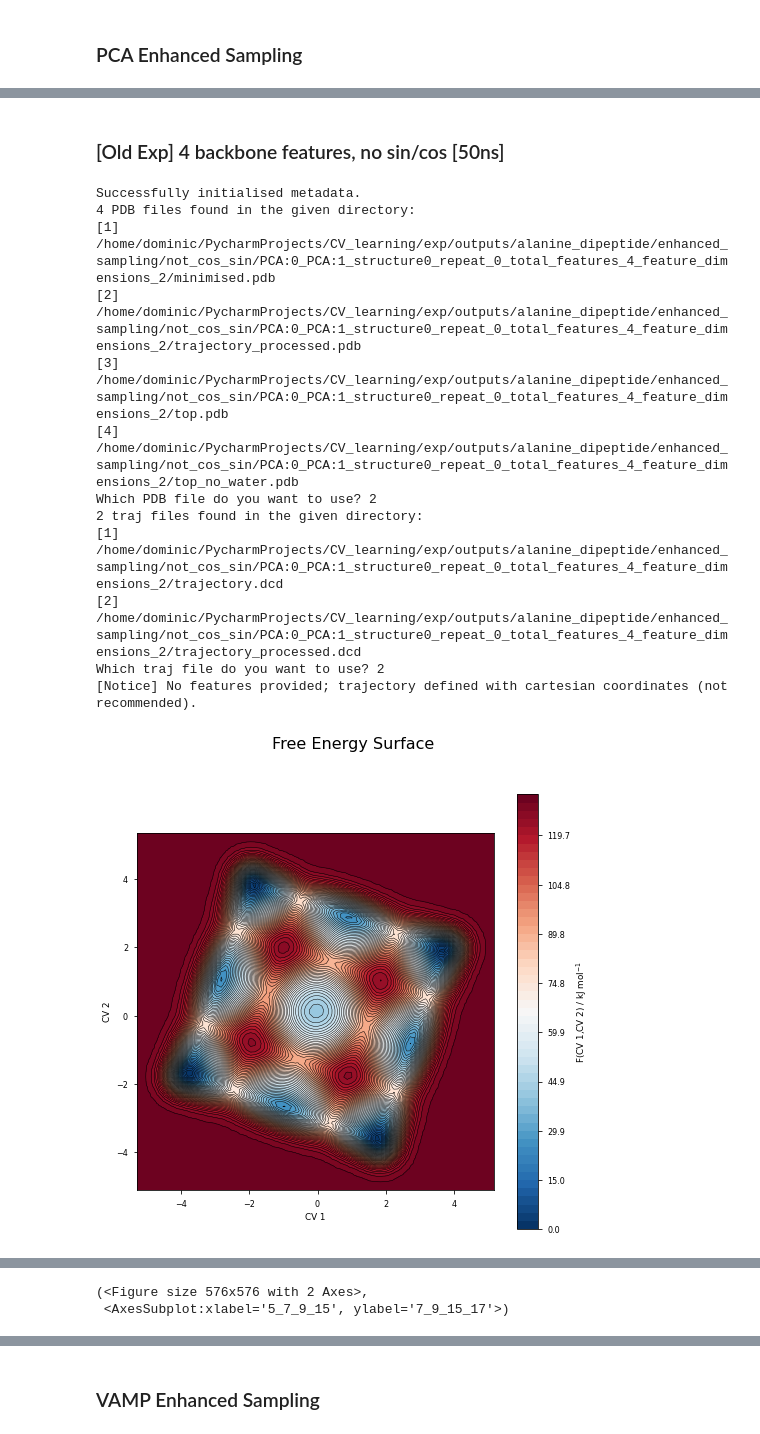
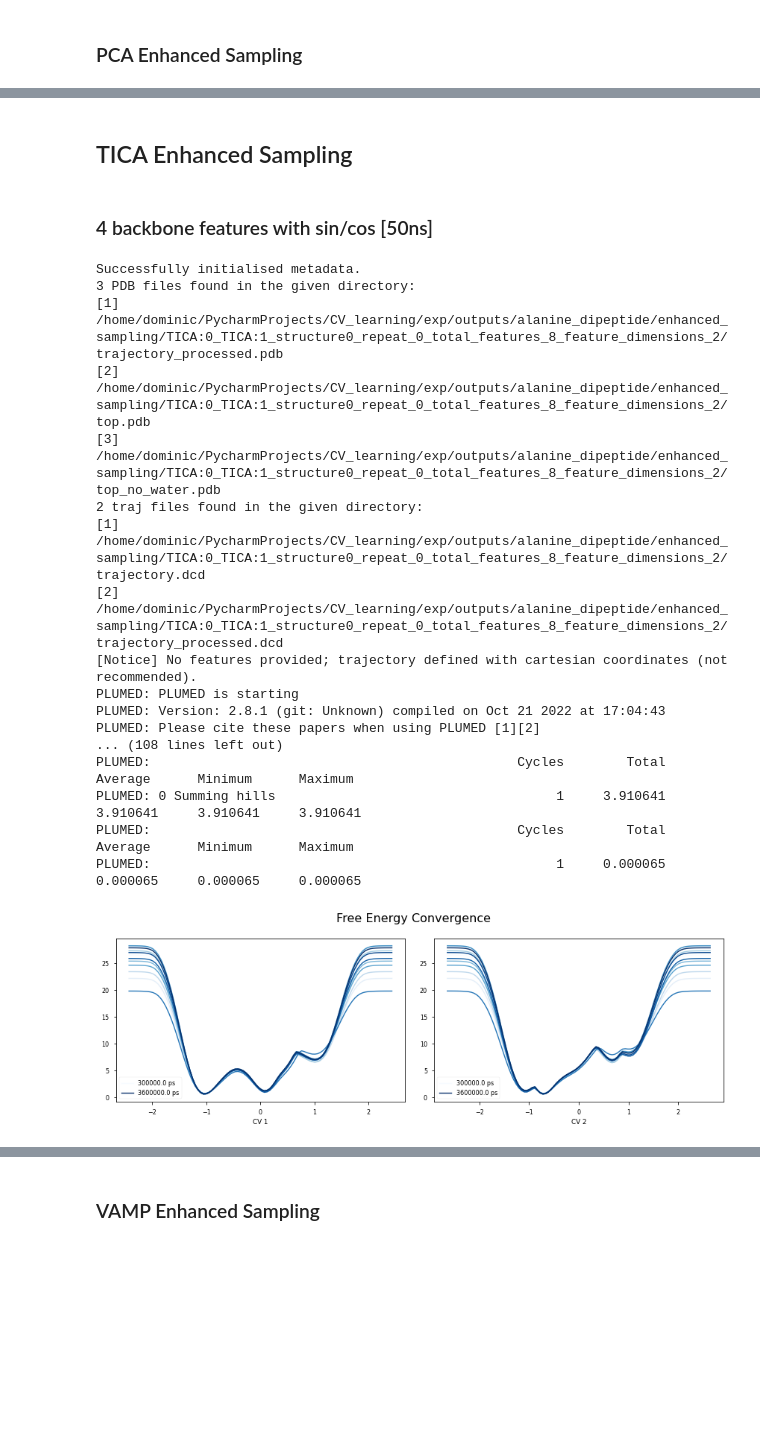
Before and after one commit to dominicp6/CV_learning, a Jupyter notebook: notebooks/enhanced_sampling_exps.ipynb, the cells around one changed output, grey strips where cells are left out. Cells and saved outputs as stored; diff of their text form; code cells hidden in the pictures; blank space fills up the shorter version.

Commit message:
bug fix, fes convergence

```diff
--- a/notebooks/enhanced_sampling_exps.ipynb
+++ b/notebooks/enhanced_sampling_exps.ipynb
@@ -64,20 +111,28 @@ No features provided; trajectory defined with cartesian coordinates (not recomme
+# %% [markdown]
+## TICA Enhanced Sampling
 # %% [markdown]
-### [Old Exp] 4 backbone features, no sin/cos [50ns]
+### 4 backbone features with sin/cos [50ns]
 # %%
-exp = Experiment('/home/dominic/PycharmProjects/CV_learning/exp/outputs/alanine_dipeptide/enhanced_sampling/not_cos_sin/PCA:0_PCA:1_structure0_repeat_0_total_features_4_feature_dimensions_2')
+exp = Experiment('/home/dominic/PycharmProjects/CV_learning/exp/outputs/alanine_dipeptide/enhanced_sampling/TICA:0_TICA:1_structure0_repeat_0_total_features_8_feature_dimensions_2')
+exp.plot_fes_convergence(stride=6000)
 exp.free_energy_plot(fig_size=(8,8))
 exp.free_energy_plot(reweight=True, fig_size=(8,8), features=["5_7_9_15", "7_9_15_17"])
 # %% [output]
 Successfully initialised metadata.
-4 PDB files found in the given directory:
-[1] /home/dominic/PycharmProjects/CV_learning/exp/outputs/alanine_dipeptide/enhanced_sampling/not_cos_sin/PCA:0_PCA:1_structure0_repeat_0_total_features_4_feature_dimensions_2/minimised.pdb
-[2] /home/dominic/PycharmProjects/CV_learning/exp/outputs/alanine_dipeptide/enhanced_sampling/not_cos_sin/PCA:0_PCA:1_structure0_repeat_0_total_features_4_feature_dimensions_2/trajectory_processed.pdb
-[3] /home/dominic/PycharmProjects/CV_learning/exp/outputs/alanine_dipeptide/enhanced_sampling/not_cos_sin/PCA:0_PCA:1_structure0_repeat_0_total_features_4_feature_dimensions_2/top.pdb
-[4] /home/dominic/PycharmProjects/CV_learning/exp/outputs/alanine_dipeptide/enhanced_sampling/not_cos_sin/PCA:0_PCA:1_structure0_repeat_0_total_features_4_feature_dimensions_2/top_no_water.pdb
-Which PDB file do you want to use? 2
+3 PDB files found in the given directory:
+[1] /home/dominic/PycharmProjects/CV_learning/exp/outputs/alanine_dipeptide/enhanced_sampling/TICA:0_TICA:1_structure0_repeat_0_total_features_8_feature_dimensions_2/trajectory_processed.pdb
+[2] /home/dominic/PycharmProjects/CV_learning/exp/outputs/alanine_dipeptide/enhanced_sampling/TICA:0_TICA:1_structure0_repeat_0_total_features_8_feature_dimensions_2/top.pdb
+[3] /home/dominic/PycharmProjects/CV_learning/exp/outputs/alanine_dipeptide/enhanced_sampling/TICA:0_TICA:1_structure0_repeat_0_total_features_8_feature_dimensions_2/top_no_water.pdb
 2 traj files found in the given directory:
-[1] /home/dominic/PycharmProjects/CV_learning/exp/outputs/alanine_dipeptide/enhanced_sampling/not_cos_sin/PCA:0_PCA:1_structure0_repeat_0_total_features_4_feature_dimensions_2/trajectory.dcd
-[2] /home/dominic/PycharmProjects/CV_learning/exp/outputs/alanine_dipeptide/enhanced_sampling/not_cos_sin/PCA:0_PCA:1_structure0_repeat_0_total_features_4_feature_dimensions_2/trajectory_processed.dcd
-Which traj file do you want to use? 2
+[1] /home/dominic/PycharmProjects/CV_learning/exp/outputs/alanine_dipeptide/enhanced_sampling/TICA:0_TICA:1_structure0_repeat_0_total_features_8_feature_dimensions_2/trajectory.dcd
+[2] /home/dominic/PycharmProjects/CV_learning/exp/outputs/alanine_dipeptide/enhanced_sampling/TICA:0_TICA:1_structure0_repeat_0_total_features_8_feature_dimensions_2/trajectory_processed.dcd
 [Notice] No features provided; trajectory defined with cartesian coordinates (not recommended).
+PLUMED: PLUMED is starting
+PLUMED: Version: 2.8.1 (git: Unknown) compiled on Oct 21 2022 at 17:04:43
+PLUMED: Please cite these papers when using PLUMED [1][2]
+... (108 lines left out)
+PLUMED:                                               Cycles        Total      Average      Minimum      Maximum
+PLUMED: 0 Summing hills                                    1     3.910641     3.910641     3.910641     3.910641
+PLUMED:                                               Cycles        Total      Average      Minimum      Maximum
+PLUMED:                                                    1     0.000065     0.000065     0.000065     0.000065
-[figure, old version]
+[figure, new version]
@@ -92,3 +143 @@ Aborted (core dumped)
-(<Figure size 576x576 with 2 Axes>,
- <AxesSubplot:xlabel='5_7_9_15', ylabel='7_9_15_17'>)
 # %% [markdown]
```
Also changed, not shown: parts of 20 cells of this notebook, 7 other files.
